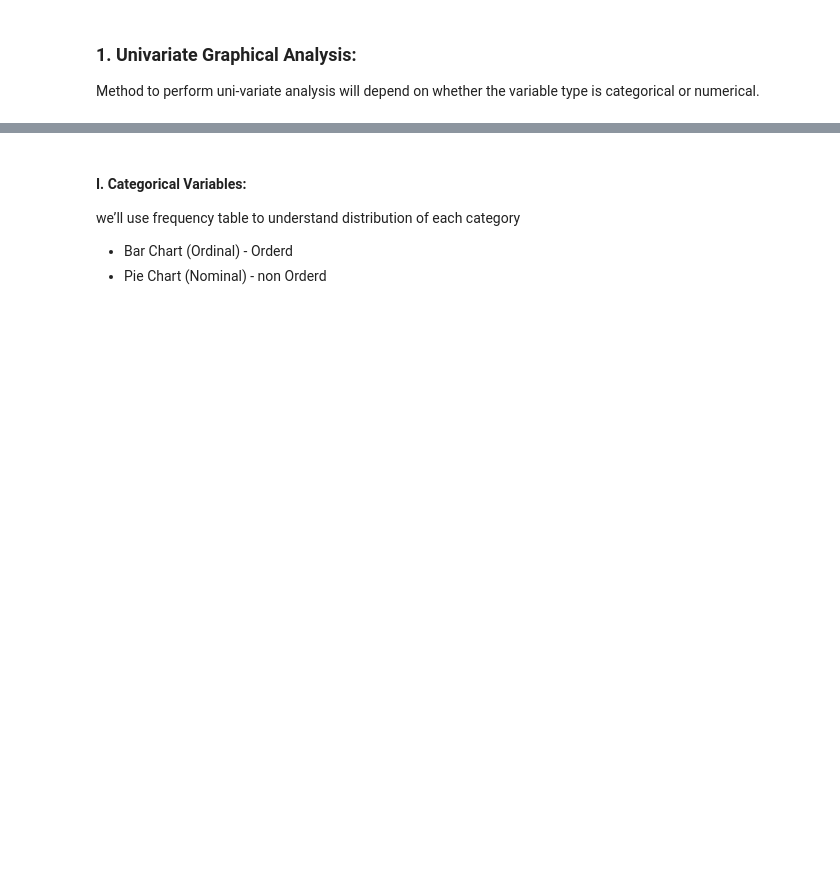
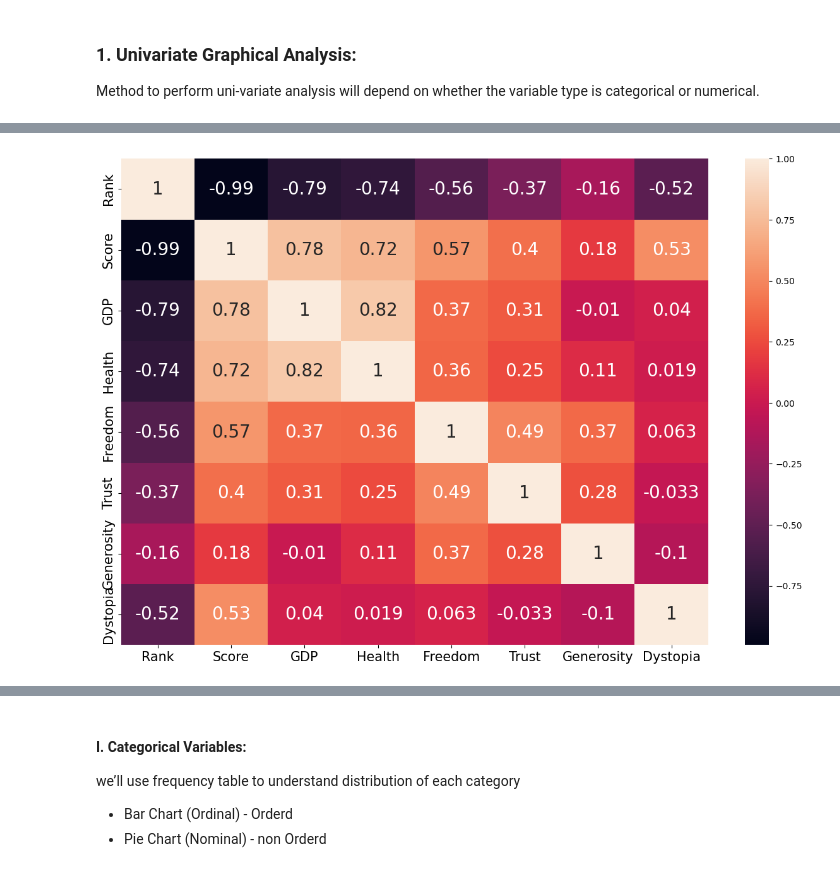
Before and after one commit to Tuwaiq-DS-ML-bootcamp-V-7/Usecase-2, a Jupyter notebook: EDA explain template.ipynb, the cells around one changed output, grey strips where cells are left out. Drawn from its saved outputs; the diff is of its cells as text; code cells hidden in the pictures; blank space fills up the shorter version.

```diff
--- a/EDA explain template.ipynb
+++ b/EDA explain template.ipynb
@@ -609,0 +666,9 @@ Method to perform uni-variate analysis will depend on whether the variable type
+# %%
+correlation = data['2015'].corr()
+plt.figure(figsize=(15,10))
+sns.heatmap(correlation, xticklabels=correlation, yticklabels=correlation.columns.values, annot = True, annot_kws={'size':20})
+
+plt.xticks(fontsize=15)
+plt.yticks(fontsize=15)
+plt.show()
+# %% [output]
@@ -609,0 +676 @@ Method to perform uni-variate analysis will depend on whether the variable type
+[figure, added]
```
Also changed, not shown: parts of 13 cells of this notebook.
